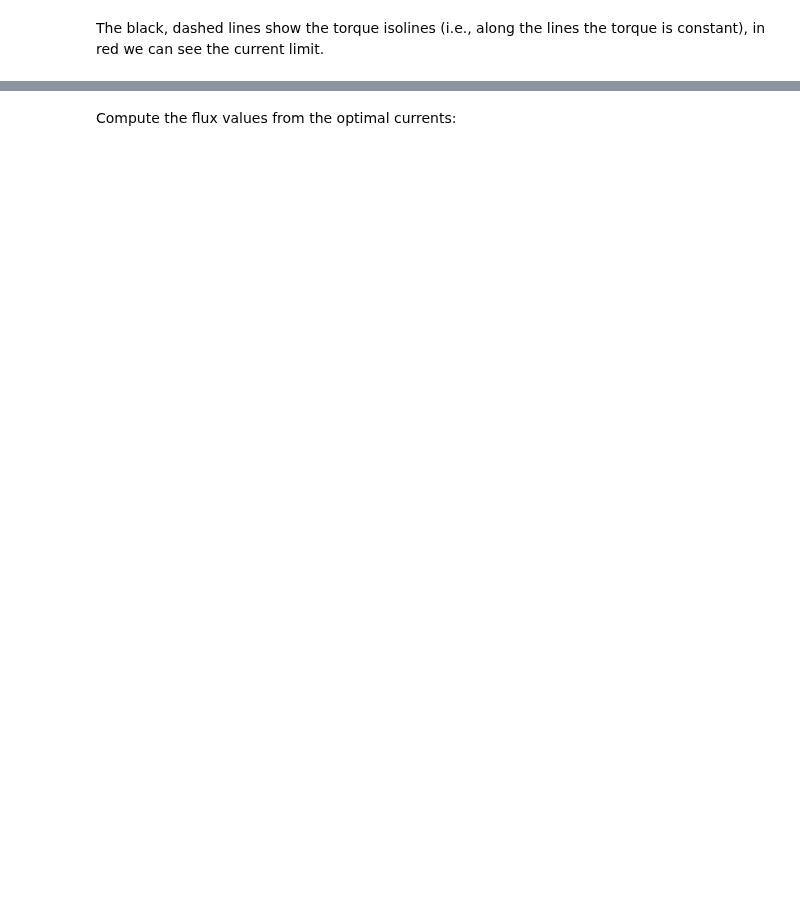
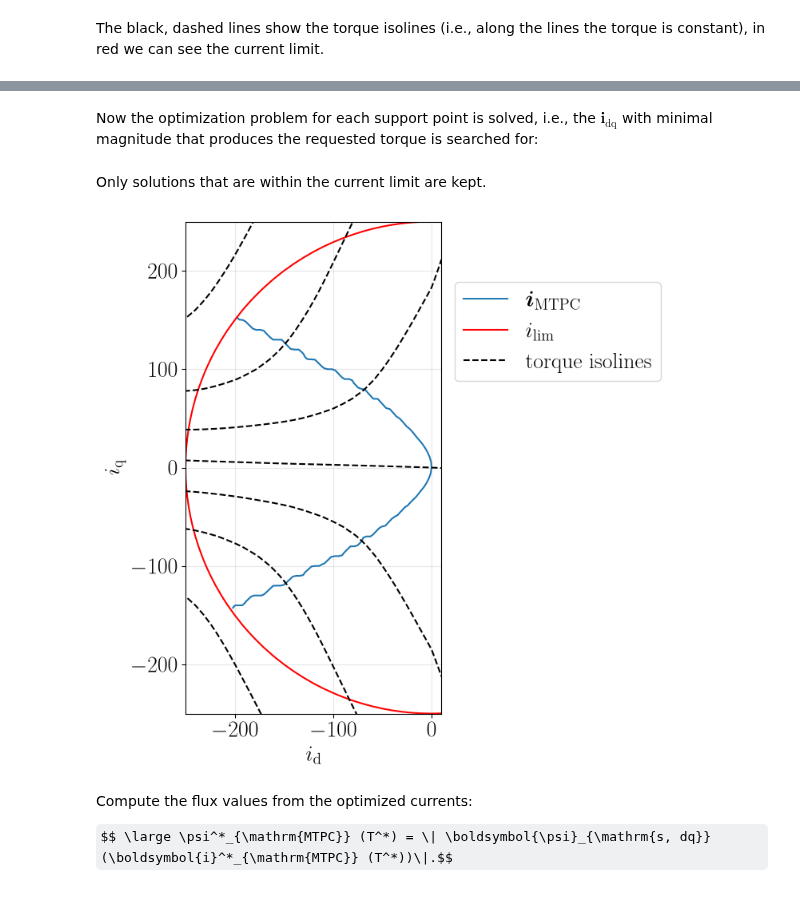
Before and after one commit to IAS-Uni-Siegen/CTPD_course, a Jupyter notebook: interactive_notebooks/inb05/inb05-PMSM_operating_point_selection.ipynb, the cells around one changed output, grey strips where cells are left out. Saved outputs shown, nothing was run; the diff lists cells and outputs as text; code cells hidden in the pictures; some formulas as TeX source; blank space fills up the shorter version.

```diff
--- a/interactive_notebooks/inb05/inb05-PMSM_operating_point_selection.ipynb
+++ b/interactive_notebooks/inb05/inb05-PMSM_operating_point_selection.ipynb
@@ -31,7 +31,7 @@ import numpy as np
 mpl.rcParams.update({'font.size': 20})
 
 import jax
-jax.config.update("jax_enable_x64", True)
+jax.config.update("jax_enable_x64", False)
 
 import jax.numpy as jnp
 import jaxopt
@@ -121,11 +143,6 @@ which yields the current operating point in the feasible operating region.
 #### Visualize torque isolines:
 # %%
 i_d, i_q = pmsm.LUT_grids["L_dd"]
-
-# we create more samples (where the parameters are interpolated) to create
-# a denser grid. This allows us to have a pretty accurate grid level approximation
-i_d = jnp.linspace(i_d[0], i_d[-1], i_d.shape[0] * 2)
-i_q = jnp.linspace(i_q[0], i_q[-1], i_q.shape[0] * 2)
 i_d, i_q = jnp.meshgrid(i_d, i_q)
 
 print(i_d.shape)
@@ -177,17 +223,28 @@ class LUT(eqx.Module):
 # %%
 def objective(i_dq):
+    """Optimization objective: Minimize the current magnitude."""
     return jnp.sum(i_dq**2)
 
 def constraint(i_dq, torque_target, pmsm):
+    """
+    The objective is to minimized subject to the constraint that a chosen current
+    should produce the requested current.
+    """
     torque_est = pmsm.currents_to_torque_saturated(i_dq[0], i_dq[1])
     return jnp.squeeze(torque_target - torque_est)
 
 def augmented_lagrangian(i_dq, lam, rho, torque_target, pmsm):
+    """Augmented lagrangian to combine the objective and the constraint into a single
+    optimization function.
+    """
     h = constraint(i_dq, torque_target, pmsm)
     return objective(i_dq) + lam * h + (rho / 2.0) * h**2
 
 @eqx.filter_jit
 def optimize_single(torque_target, i_dq_init):
+    """Optimization routine where the LBFGS optimizer is applied repeatedly onto the problem.
+    In each iteration the parameters 'rho' and 'lam' are updated.
+    """
     def al_step(i, state):
         i_dq, lam, rho, prev_viol = state
 
@@ -208,6 +265,7 @@ def optimize_single(torque_target, i_dq_init):
 
 @eqx.filter_jit
 def get_flux(i_dq, pmsm):
+    """Get flux magnitude from currents."""
     p_d = {q: lut_interpolate(*pmsm.LUT_grids[q], pmsm.LUT_values[q], *i_dq) for q in pmsm.LUT_grids}
     psi_dq = jnp.column_stack([p_d[q] for q in ["Psi_d", "Psi_q"]])
 
@@ -215,10 +275,12 @@ def get_flux(i_dq, pmsm):
 # %%
-N_T = 61
+N_T = 201
 T_lut = jnp.linspace(jnp.min(torques) * 0.9, jnp.max(torques) * 0.9, N_T)
 
 torque_targets = T_lut
 i_dq_inits = jnp.ones((T_lut.shape[0], 2)) * 0.1
 
 optimize_batch = eqx.filter_vmap(optimize_single)
+# %% [markdown]
+Now the optimization problem for each support point is solved, i.e., the $\boldsymbol{i}_\mathrm{dq}$ with minimal magnitude that produces the requested torque is searched for:
 # %%
 i_dq_solutions = optimize_batch(torque_targets, i_dq_inits)
@@ -226 +287,3 @@ mask_valid = jnp.sqrt(jnp.sum(i_dq_solutions**2, axis=-1)) <= pmsm.env_propertie
+# %% [markdown]
+Only solutions that are within the current limit are kept.
 # %%
@@ -229,32 +293,37 @@ T_lut = T_lut[mask_valid]
 # %%
 fig, ax = plt.subplots(figsize=(12, 8))
 ax.grid(True, alpha=0.3)
 ax.set_xlabel(r"$i_\mathrm{d}$")
 ax.set_ylabel(r"$i_\mathrm{q}$")
 
-line = ax.plot(i_dq_valid[:, 0], i_dq_valid[:, 1], label=r"$i_\mathrm{s, dq}$ grid")
+line = ax.plot(i_dq_valid[:, 0], i_dq_valid[:, 1])
 
 ax.contour(
     i_d, i_q, jnp.sqrt(i_d**2 + i_q**2), levels=[pmsm.env_properties.static_params.i_lim], colors="red", linewidths=1.5,
 )
 ax.contour(i_d, i_q, torques, linestyles="dashed", colors="k")
 
 # Create proxy artists for the legend
+line_proxy = mlines.Line2D([], [], color="tab:blue", linewidth=1.5, label=r"$\boldsymbol{i}_\mathrm{MTPC}$")
 lim_proxy = mlines.Line2D([], [], color="red", linewidth=1.5, label=r"$i_\mathrm{lim}$")
 torque_proxy = mlines.Line2D([], [], color="k", linestyle="dashed", label="torque isolines")
 
 # Add legend using proxy artists
 ax.legend(
-    handles=[lim_proxy, torque_proxy],
+    handles=[line_proxy, lim_proxy, torque_proxy],
     bbox_to_anchor=[1.9, 0.9]
 )
 
 ax.set_ylim((-250, 250))
 ax.set_xlim((-250, 10))
 
 ax.set_aspect("equal")
+# %% [output]
+[figure, added]
 # %% [markdown]
-Compute the flux values from the optimal currents:
+Compute the flux values from the optimized currents:
+
+$$ \large \psi^*_{\mathrm{MTPC}} (T^*) = \| \boldsymbol{\psi}_{\mathrm{s, dq}} (\boldsymbol{i}^*_{\mathrm{MTPC}} (T^*))\|.$$
 # %%
 psi_MTPC_lut = eqx.filter_vmap(get_flux, in_axes=(0, None))(i_dq_valid, pmsm)
 # %%
```
Also changed, not shown: parts of 118 cells of this notebook, 3 other files.
